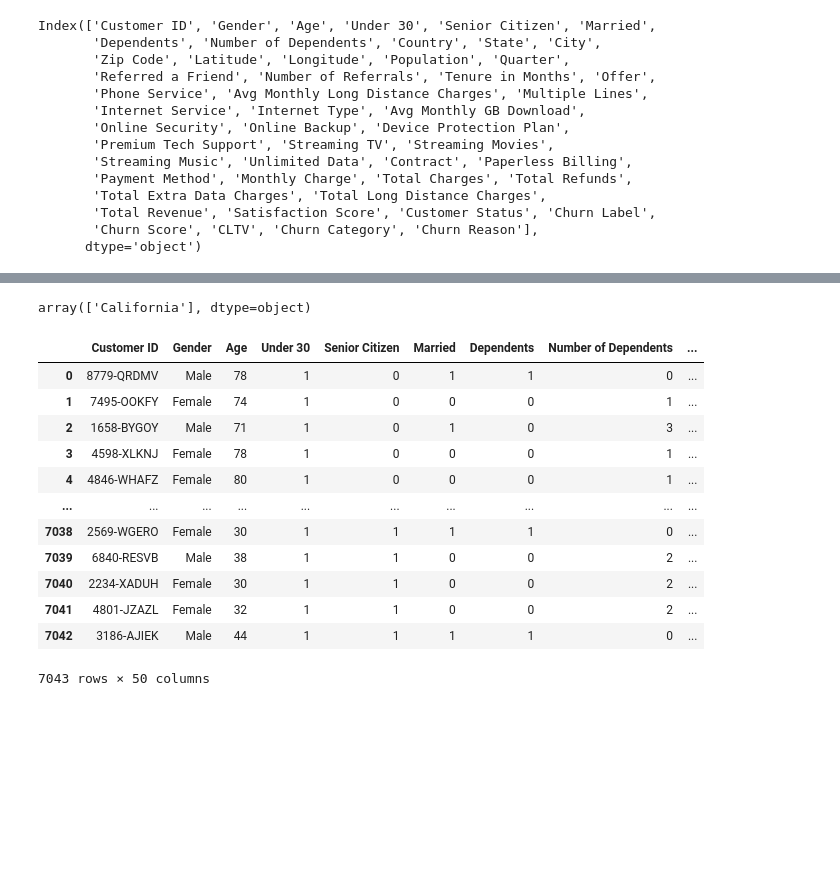
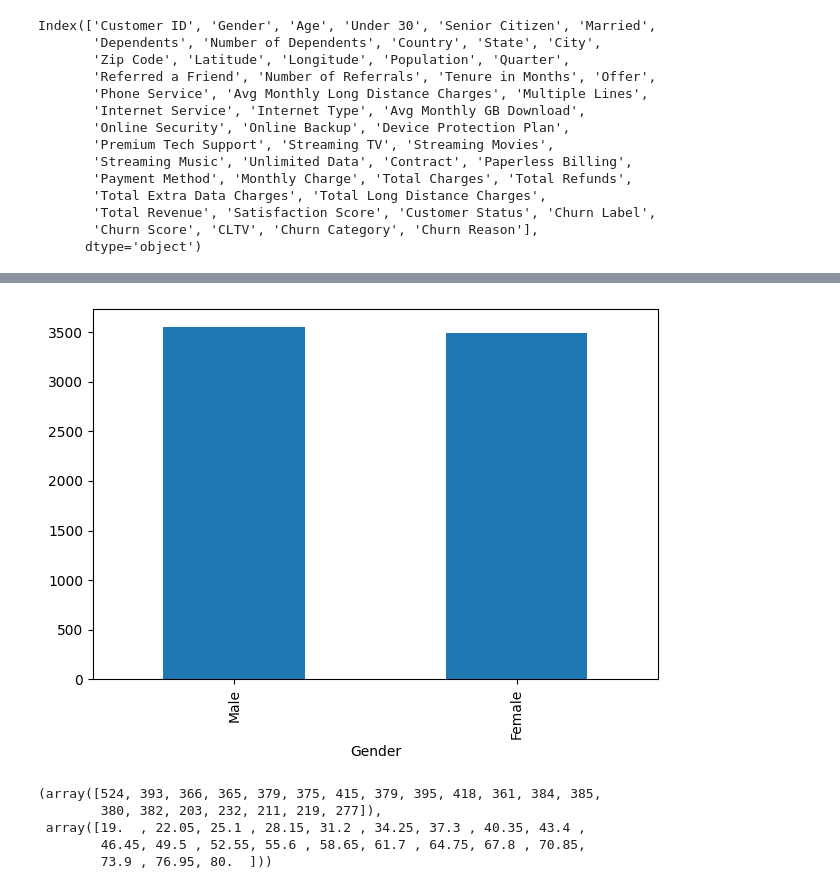
Before and after one commit to Seenuprime/Data-Analytics, a Jupyter notebook: Customer_churn.ipynb, the cells around one changed output, grey strips where cells are left out. Drawn from its saved outputs; the diff is of its cells as text; code cells hidden in the pictures; blank space fills up the shorter version.

```diff
--- a/Customer_churn.ipynb
+++ b/Customer_churn.ipynb
@@ -16,7 +17,7 @@ zip_dir = zipfile.ZipFile('/content/telco-customer-churn-11-1-3.zip')
 zip_dir.extractall()
 zip_dir.close()
 # %%
-df = pd.read_csv('telco.csv')
+df = pd.read_csv(r'telco.csv')
 df.head()
 # %% [output]
 |  | Customer ID | Gender | Age | Under 30 | Senior Citizen | Married | Dependents | Number of Dependents | ... |
@@ -81,20 +47,13 @@ dtype: int64
-# %%
-df.State.unique()
-# %% [output]
-array(['California'], dtype=object)
-# %%
-df = df.map(lambda x: 0 if str(x) =='Yes' else 1 if str(x) == 'No' else str(x))
-# %% [output]
-|  | Customer ID | Gender | Age | Under 30 | Senior Citizen | Married | Dependents | Number of Dependents | ... |
-| 0 | 8779-QRDMV | Male | 78 | 1 | 0 | 1 | 1 | 0 | ... |
-| 1 | 7495-OOKFY | Female | 74 | 1 | 0 | 0 | 0 | 1 | ... |
-| 2 | 1658-BYGOY | Male | 71 | 1 | 0 | 1 | 0 | 3 | ... |
-| 3 | 4598-XLKNJ | Female | 78 | 1 | 0 | 0 | 0 | 1 | ... |
-| 4 | 4846-WHAFZ | Female | 80 | 1 | 0 | 0 | 0 | 1 | ... |
-| ... | ... | ... | ... | ... | ... | ... | ... | ... | ... |
-| 7038 | 2569-WGERO | Female | 30 | 1 | 1 | 1 | 1 | 0 | ... |
-| 7039 | 6840-RESVB | Male | 38 | 1 | 1 | 0 | 0 | 2 | ... |
-| 7040 | 2234-XADUH | Female | 30 | 1 | 1 | 0 | 0 | 2 | ... |
-| 7041 | 4801-JZAZL | Female | 32 | 1 | 1 | 0 | 0 | 2 | ... |
-| 7042 | 3186-AJIEK | Male | 44 | 1 | 1 | 1 | 1 | 0 | ... |
-7043 rows × 50 columns
+# %%
+df.Gender.value_counts().plot(kind='bar'); plt.tight_layout()
+# %% [output]
+[figure, added]
+# %%
+hist, bin_edges = np.histogram(df.Age, 20)
+hist, bin_edges
+# %% [output]
+(array([524, 393, 366, 365, 379, 375, 415, 379, 395, 418, 361, 384, 385,
+        380, 382, 203, 232, 211, 219, 277]),
+ array([19.  , 22.05, 25.1 , 28.15, 31.2 , 34.25, 37.3 , 40.35, 43.4 ,
+        46.45, 49.5 , 52.55, 55.6 , 58.65, 61.7 , 64.75, 67.8 , 70.85,
+        73.9 , 76.95, 80.  ]))
```
Also changed, not shown: parts of 5 cells of this notebook.
